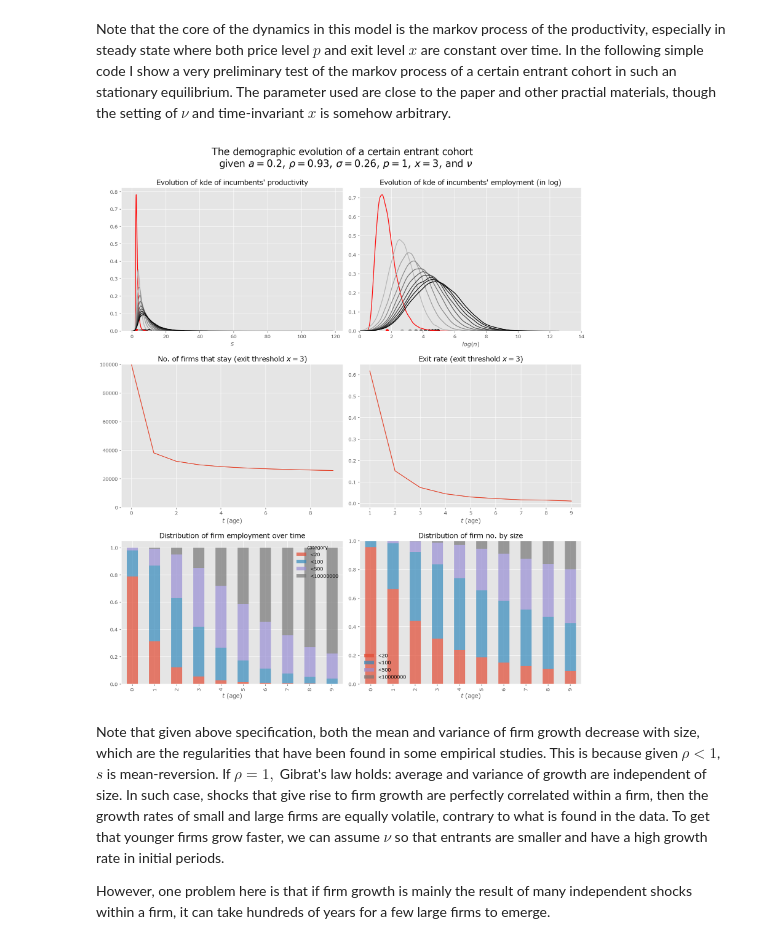
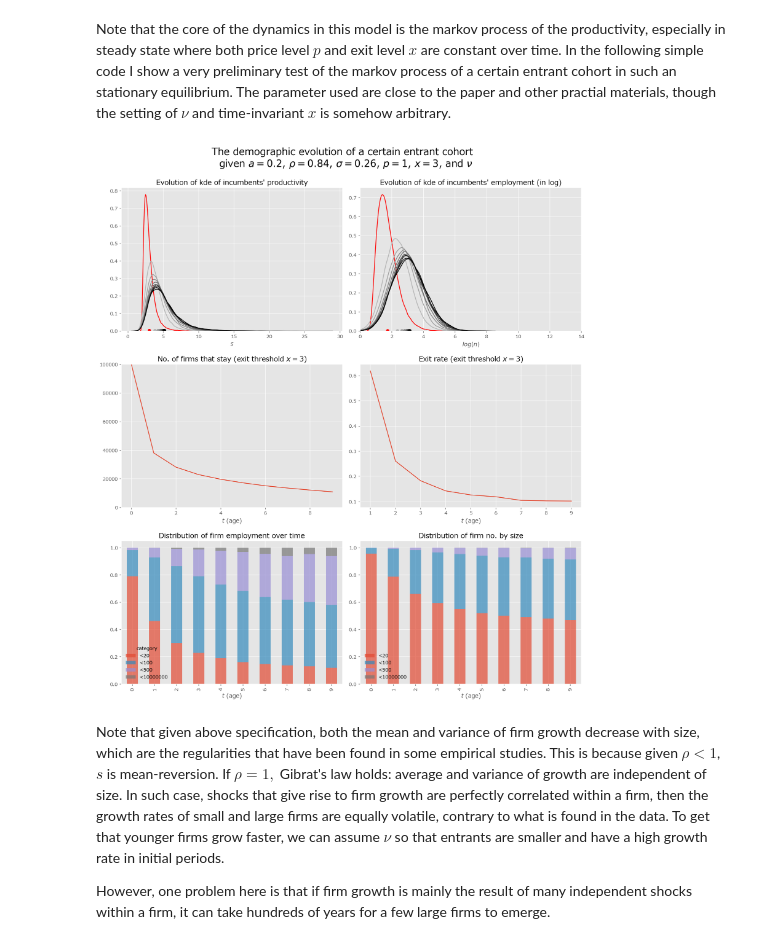
Before and after one commit to Alalalalaki/Econ-Paper-Notes, a Jupyter notebook: Macro/Hopenhayn.ipynb, the cells around one changed output. Cells and saved outputs as stored; diff of their text form; code cells hidden in the pictures.

```diff
--- a/Macro/Hopenhayn.ipynb
+++ b/Macro/Hopenhayn.ipynb
@@ -272,7 +272,7 @@ from scipy.stats import norm, lognorm, uniform, gaussian_kde
 # from quantecon import LAEz
 # %%
 a = 0.2
-ρ = 0.93 # 0.84
+ρ = 0.84 # 0.93
 σ = 0.26
 ν = lognorm(0.6,1.8) # uniform(1,3)
 φ = norm(0,σ)
@@ -343,34 +343,34 @@ for t, g in zip(range(T), greys):
 #             legend='size distribution of incumbents in $t_1$ that survived', ax=ax[0,1])
 ax[0,1].set_title(f'Evolution of kde of incumbents\' employment (in log)')
 ax[0,1].set_xlabel('$log(n)$')
 ax[0,1].set_xlim(0,14)
 
 bins = np.array([0.001, 20, 100, 500, 1e7])
 n_g = np.digitize(n_, bins)
 pd.DataFrame(n_g).apply(lambda x: x.value_counts() / (x>0).sum()).T.loc[:,1:].rename(
     columns=lambda c: '<' + str(int(bins[c]))
 ).plot.bar(stacked=True, alpha=0.7, ax=ax[2,1]);
 ax[2,1].set_title(f'Distribution of firm no. by size')
 ax[2,1].set_xlabel('$t$ (age)')
 
 pd.DataFrame(n_).apply(lambda x:
     pd.DataFrame({x.name: x, 'category': n_g[:, x.name]})
     .query('category>0')
     .groupby('category')
     .sum()[x.name]
     / x.sum()
 ).T.rename(
     columns=lambda c: '<' + str(int(bins[c]))
 ).plot.bar(stacked=True, alpha=0.7, ax=ax[2,0]);
 ax[2,0].set_title(f'Distribution of firm employment over time')
 ax[2,0].set_xlabel('$t$ (age)')
 
 
 plt.tight_layout()
 plt.suptitle(f'The demographic evolution of a certain entrant cohort\n  given $a ={a}$, $ρ={ρ}$, $σ={σ}$, $p={p}$, $x={x}$, and $ν$',
              y=1.05, fontsize=20);
 # %% [output]
-[figure, old version]
+[figure, new version]
 # %% [markdown]
 Note that given above specification, both the mean and variance of firm growth decrease with size, which are the regularities that have been found in some empirical studies. This is because given $\rho<1$, $s$ is mean-reversion. If $\rho=1,$ Gibrat's law holds: average and variance of growth are independent of size. In such case, shocks that give rise to firm growth are perfectly correlated within a firm, then the growth rates of small and large firms are equally volatile, contrary to what is found in the data. To get that younger firms grow faster, we can assume $\nu$ so that entrants are smaller and have a high growth rate in initial periods.
 
```
Also changed, not shown: parts of 10 cells of this notebook, 1 other file.
